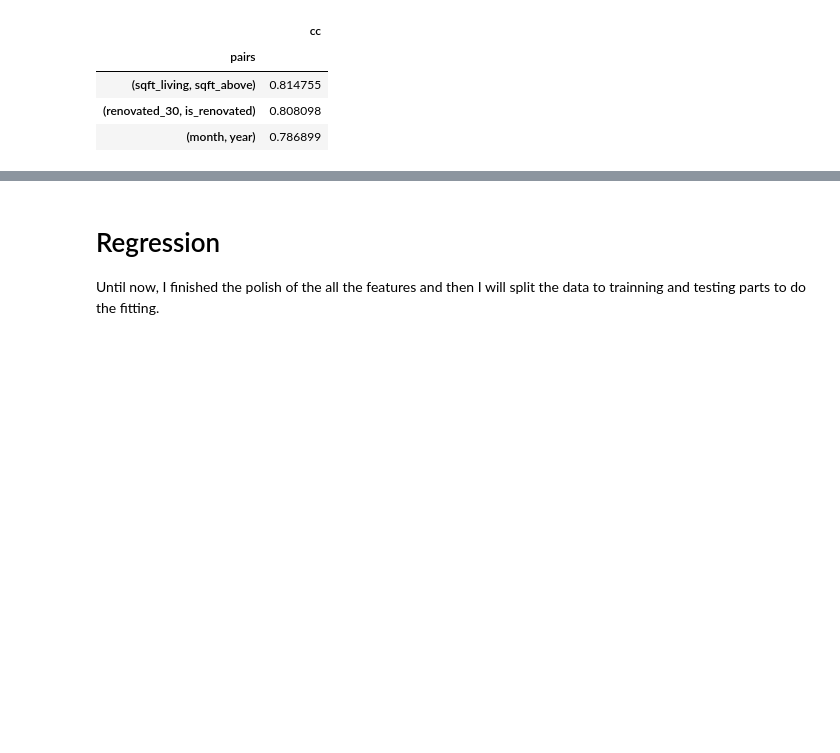
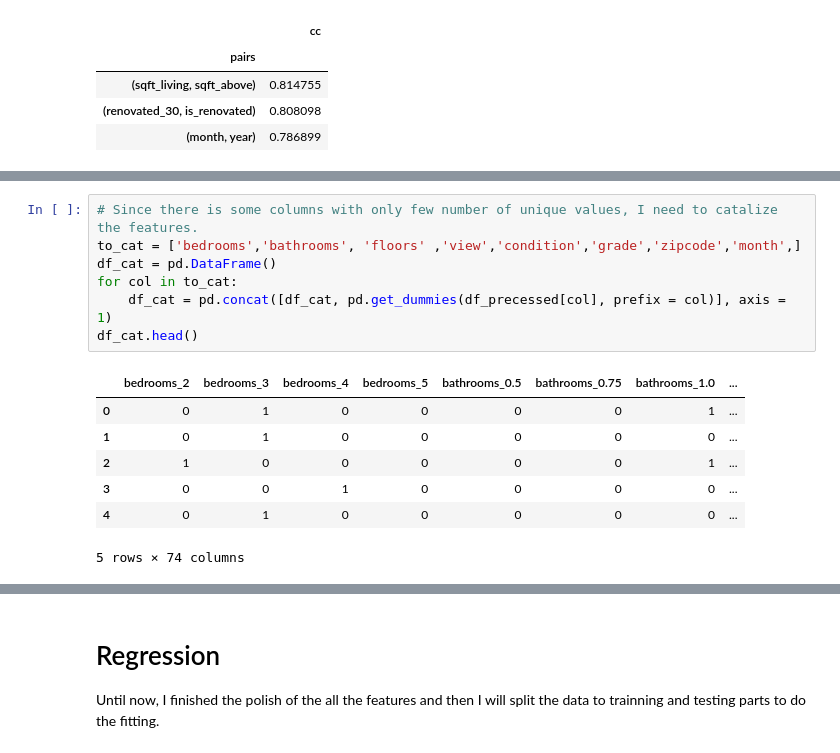
Before and after one commit to sachenl/dsc-phase-2-project, a Jupyter notebook: student.ipynb, the cells around one changed output, grey strips where cells are left out. Drawn from its saved outputs; the diff is of its cells as text; blank space fills up the shorter version.

```diff
--- a/student.ipynb
+++ b/student.ipynb
@@ -218,0 +246,15 @@ df_precessed = df_precessed.drop(to_drop,axis  = 1 )
+# %%
+# Since there is some columns with only few number of unique values, I need to catalize the features.
+to_cat = ['bedrooms','bathrooms', 'floors' ,'view','condition','grade','zipcode','month',]
+df_cat = pd.DataFrame()
+for col in to_cat:
+    df_cat = pd.concat([df_cat, pd.get_dummies(df_precessed[col], prefix = col)], axis = 1)
+df_cat.head()
+# %% [output]
+|  | bedrooms_2 | bedrooms_3 | bedrooms_4 | bedrooms_5 | bathrooms_0.5 | bathrooms_0.75 | bathrooms_1.0 | ... |
+| 0 | 0 | 1 | 0 | 0 | 0 | 0 | 1 | ... |
+| 1 | 0 | 1 | 0 | 0 | 0 | 0 | 0 | ... |
+| 2 | 1 | 0 | 0 | 0 | 0 | 0 | 1 | ... |
+| 3 | 0 | 0 | 1 | 0 | 0 | 0 | 0 | ... |
+| 4 | 0 | 1 | 0 | 0 | 0 | 0 | 0 | ... |
+5 rows × 74 columns
```
Also changed, not shown: parts of 35 cells of this notebook.
